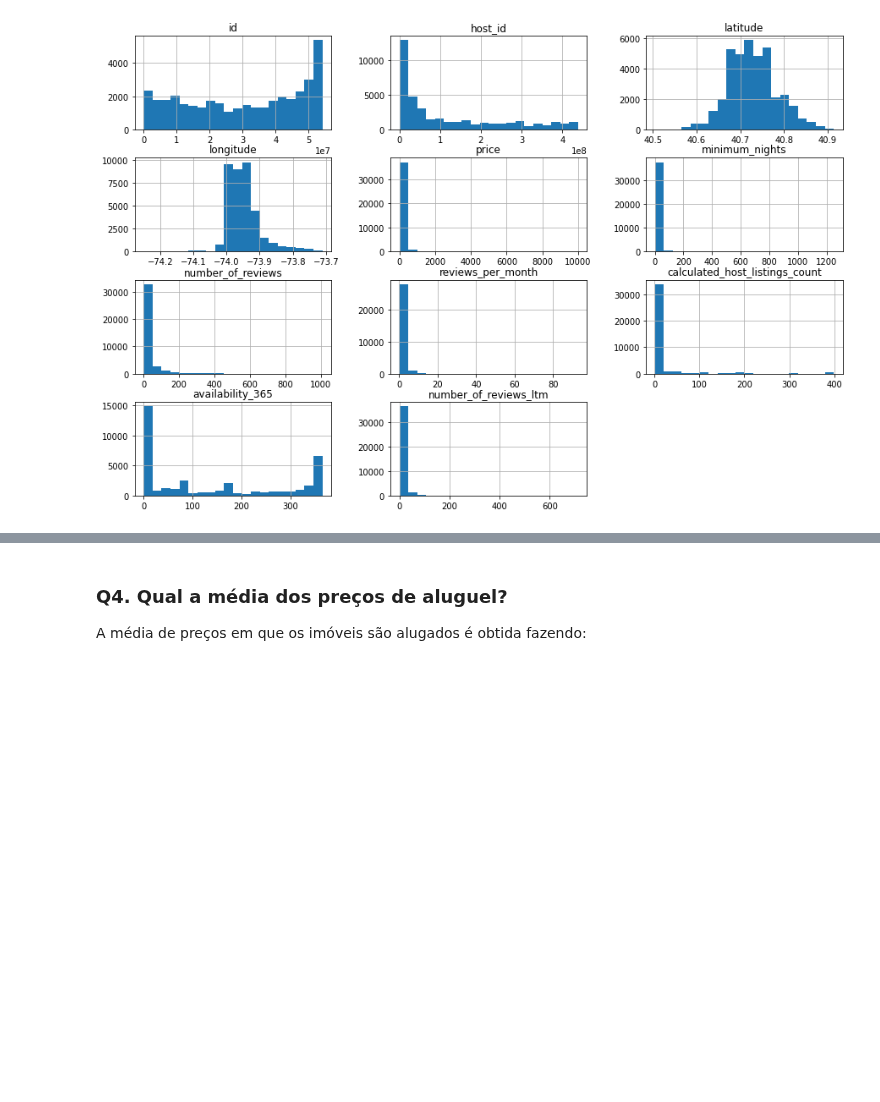
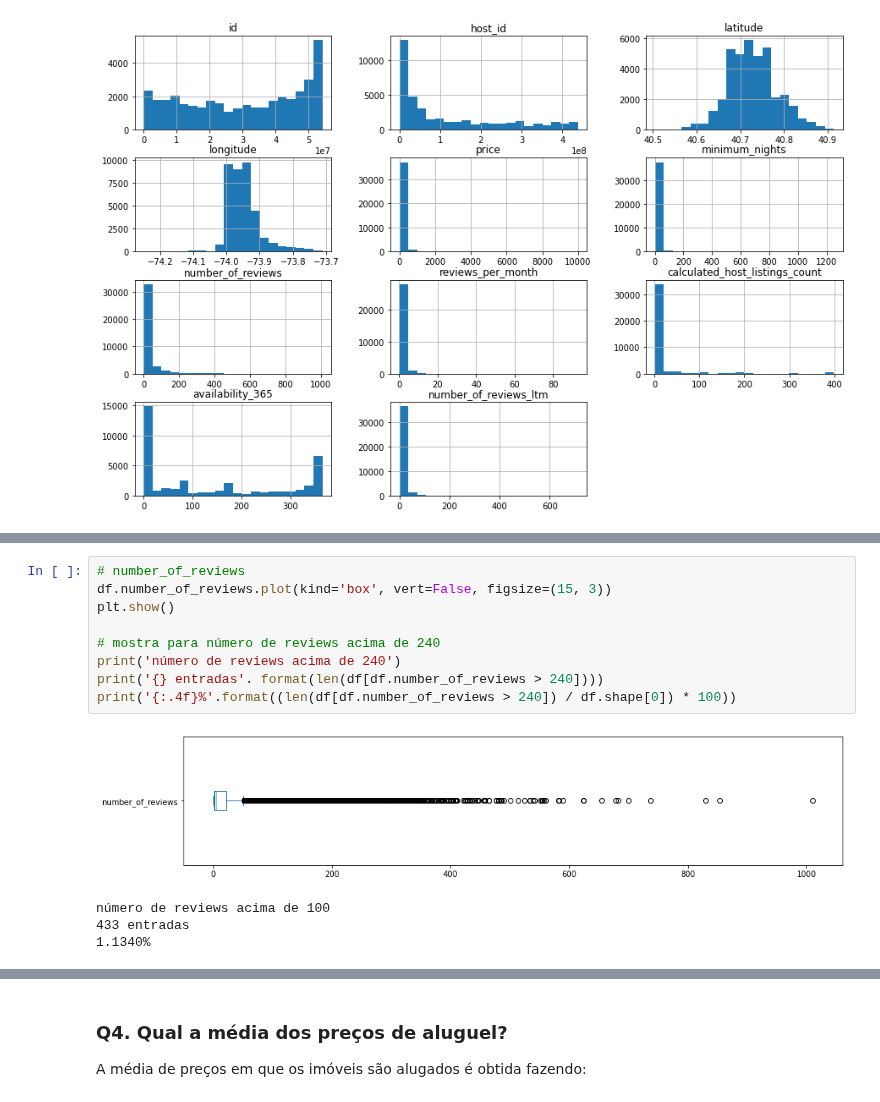
Before and after one commit to 388050gomes/AirBnb-New-York, a Jupyter notebook: Cópia_de_Cópia_de_[Template]_Analisando_os_Dados_do_Airbnb.ipynb, the cells around one changed output, grey strips where cells are left out. Saved outputs shown, nothing was run; the diff lists cells and outputs as text; blank space fills up the shorter version.

```diff
--- a/Cópia_de_Cópia_de_[Template]_Analisando_os_Dados_do_Airbnb.ipynb
+++ b/Cópia_de_Cópia_de_[Template]_Analisando_os_Dados_do_Airbnb.ipynb
@@ -155,0 +222,14 @@ df.hist(bins=20, figsize=(15, 10));
+# %%
+# number_of_reviews
+df.number_of_reviews.plot(kind='box', vert=False, figsize=(15, 3))
+plt.show()
+
+# mostra para número de reviews acima de 240
+print('número de reviews acima de 240')
+print('{} entradas'. format(len(df[df.number_of_reviews > 240])))
+print('{:.4f}%'.format((len(df[df.number_of_reviews > 240]) / df.shape[0]) * 100))
+# %% [output]
+[figure, added]
+número de reviews acima de 100
+433 entradas
+1.1340%
```
Also changed, not shown: parts of 29 cells of this notebook.
